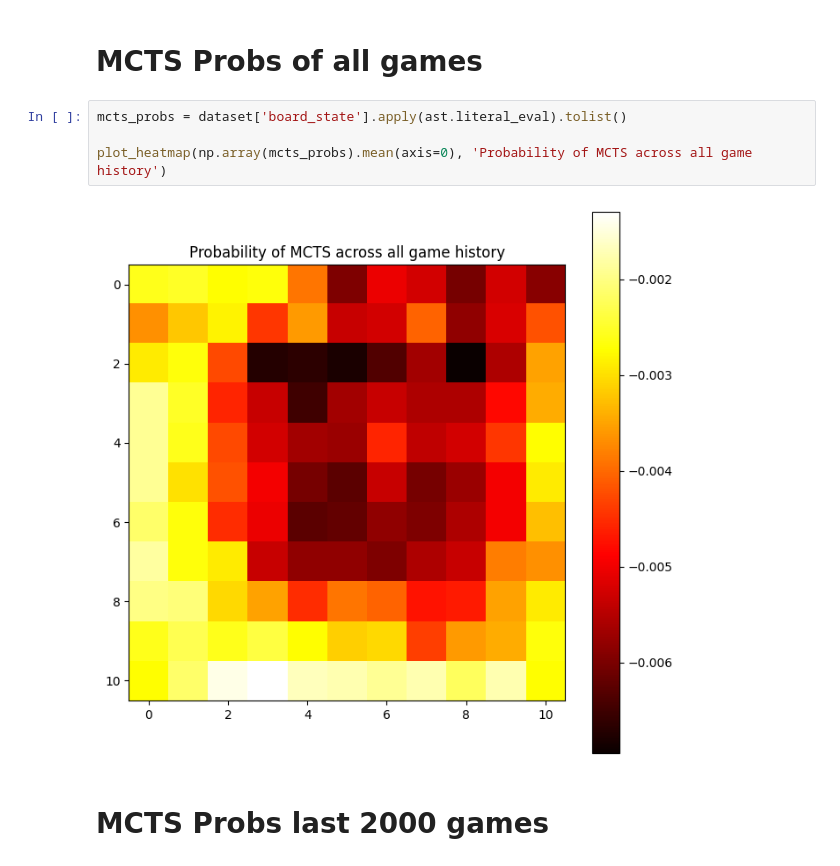
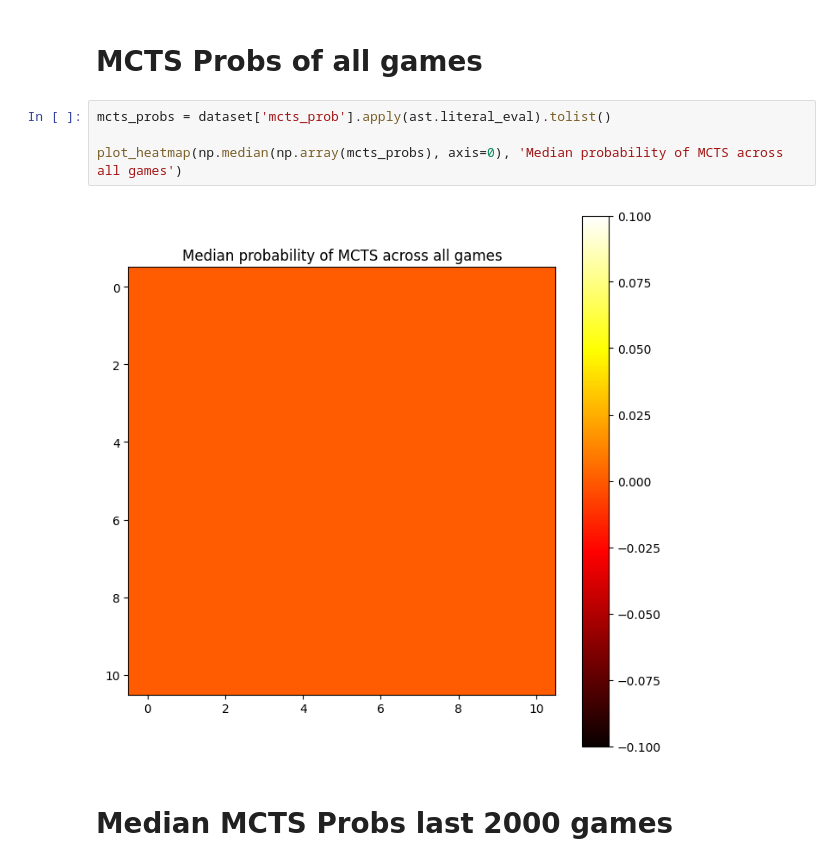
Before and after one commit to mingfeisun/COMP34111-AI-Games-Hex, a Jupyter notebook: analysis.ipynb, the cells around one changed output. Saved outputs shown, nothing was run; the diff lists cells and outputs as text.

Commit message:
added median distribution graph

```diff
--- a/analysis.ipynb
+++ b/analysis.ipynb
@@ -80,10 +80,10 @@ plot_heatmap(np.array(selected_tiles).mean(axis=0), 'Count all board tiles')
 # %% [markdown]
 # MCTS Probs of all games
 # %%
-mcts_probs = dataset['board_state'].apply(ast.literal_eval).tolist()
+mcts_probs = dataset['mcts_prob'].apply(ast.literal_eval).tolist()
 
-plot_heatmap(np.array(mcts_probs).mean(axis=0), 'Probability of MCTS across all game history')
+plot_heatmap(np.median(np.array(mcts_probs), axis=0), 'Median probability of MCTS across all games')
 # %% [output]
-[figure, old version]
+[figure, new version]
 # %% [markdown]
-# MCTS Probs last 2000 games
+# Median MCTS Probs last 2000 games
```
Also changed, not shown: parts of 5 cells of this notebook.
